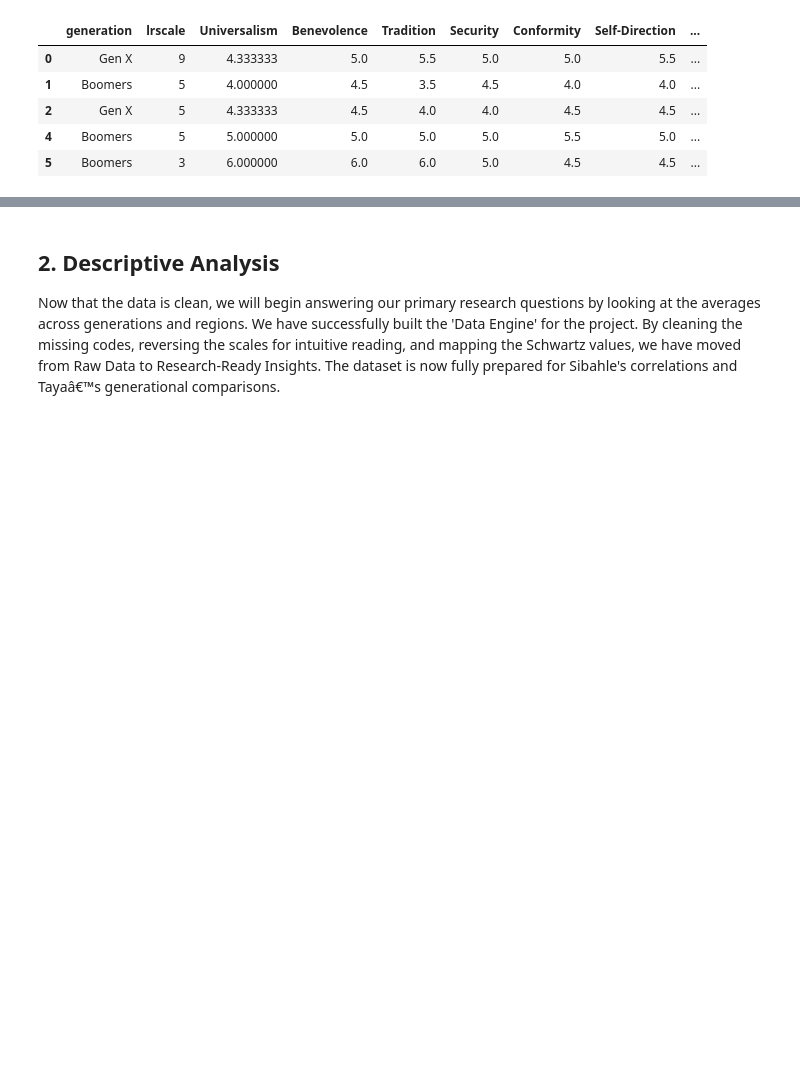
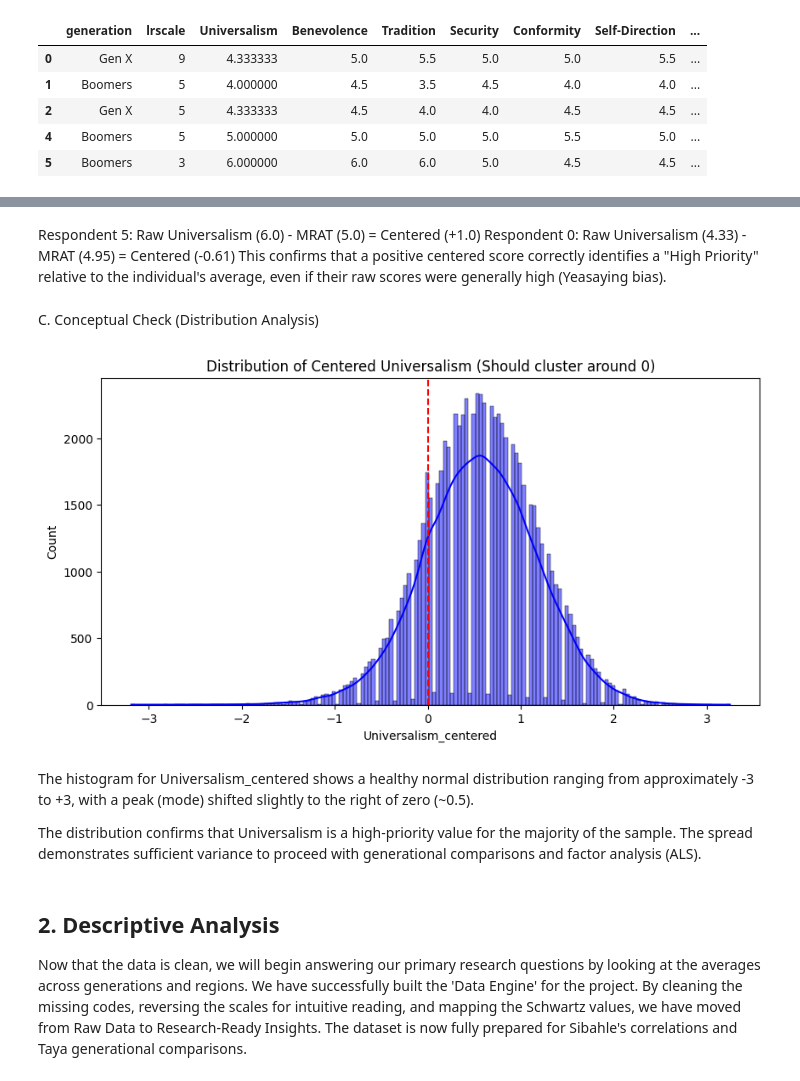
Before and after one commit to CU-S26-MSDSSB-DSCI-01-DataScienceLab/DataScienceLab_HumanValues, a Jupyter notebook: Sec1.ipynb, the cells around one changed output, grey strips where cells are left out. Saved outputs shown, nothing was run; the diff lists cells and outputs as text; code cells hidden in the pictures; blank space fills up the shorter version.

Commit message:
update MRAT correction

```diff
--- a/Sec1.ipynb
+++ b/Sec1.ipynb
@@ -116,0 +128,15 @@ So this is normal, not an error.
+# %%
+# Handle Missing Data for left-right scale
+df = df [(df["lrscale"] >= 0)  & (df["lrscale"] <= 10)]
+
+# Handle missing data for Income redistribution
+df['gincdif'] = df['gincdif'].replace([7, 8, 9, 77, 88, 99], np.nan)
+
+# #Handle missing data for satisfaction with life as a whole
+df['stflife'] = df['stflife'].replace([7, 8, 9], np.nan)
+
+#Handle missing values for Trust in Parliament
+df['trstprl'] = df['trstprl'].replace([7, 8, 9], np.nan)
+
+# Handle missing values for Gender
+df['gndr'] = df['gndr'].replace(9, np.nan)
@@ -150,3 +187,0 @@ df[value_cols] = 7 - df[value_cols]
-# %%
-#Handle missing data fo Income redistribution
-df['gincdif'] = df['gincdif'].replace([7, 8, 9], np.nan)
@@ -249,0 +271,10 @@ print([c for c in df.columns if c.startswith('ip') or c.startswith('imp')])
+# %%
+# Calculate the Individual Mean (The MRAT)
+# Identify the 21 reversed Schwartz items
+mrat_items = [c for c in df.columns if c.startswith('ip') or c.startswith('imp')]
+
+# Calculate the Mean Rating (MRAT) for each respondent
+# axis=1 calculates the mean horizontally for each row
+df['mrat_score'] = df[mrat_items].mean(axis=1)
+
+print(f"✅ Individual MRAT calculated. Sample Mean MRAT: {df['mrat_score'].mean():.2f}")
@@ -249,0 +285,7 @@ print([c for c in df.columns if c.startswith('ip') or c.startswith('imp')])
+# %%
+# Apply the Correction: Dimension - MRAT
+for val in schwartz_values:
+    # Create a new 'centered' column for each value
+    df[f'{val}_centered'] = df[val] - df['mrat_score']
+
+print("✅ MRAT Centering Complete. ")
@@ -250,7 +330,28 @@ print([c for c in df.columns if c.startswith('ip') or c.startswith('imp')])
+# %% [markdown]
+Respondent 5: Raw Universalism (6.0) - MRAT (5.0) = Centered (+1.0)
+Respondent 0: Raw Universalism (4.33) - MRAT (4.95) = Centered (-0.61)
+This confirms that a positive centered score correctly identifies a "High Priority" relative to the individual's average, even if their raw scores were generally high (Yeasaying bias).
+# %% [markdown]
+C. Conceptual Check (Distribution Analysis)
+# %%
+import matplotlib.pyplot as plt
+import seaborn as sns
+
+plt.figure(figsize=(10, 5))
+sns.histplot(df['Universalism_centered'], kde=True, color='blue', label='Centered')
+plt.axvline(0, color='red', linestyle='--')
+plt.title('Distribution of Centered Universalism (Should cluster around 0)')
+plt.show()
+# %% [output]
+[figure, added]
+# %% [markdown]
+The histogram for Universalism_centered shows a healthy normal distribution ranging from approximately -3 to +3, with a peak (mode) shifted slightly to the right of zero (~0.5).
+
+The distribution confirms that Universalism is a high-priority value for the majority of the sample. The spread demonstrates sufficient variance to proceed with generational comparisons and factor analysis (ALS).
 # %% [markdown]
 ## 2. Descriptive Analysis
 Now that the data is clean, we will begin answering our primary research questions by looking at the averages across generations and regions.
-We have successfully built the 'Data Engine' for the project. By cleaning the missing codes, reversing the scales for intuitive reading, and mapping the Schwartz values, we have moved from Raw Data to Research-Ready Insights. The dataset is now fully prepared for Sibahle's correlations and Tayaâ€™s generational comparisons.
+We have successfully built the 'Data Engine' for the project. By cleaning the missing codes, reversing the scales for intuitive reading, and mapping the Schwartz values, we have moved from Raw Data to Research-Ready Insights. The dataset is now fully prepared for Sibahle's correlations and Taya generational comparisons.
 # %%
 # Final check: Average Universalism by Generation
 print("### Mean Universalism Score by Generation")
```
Also changed, not shown: parts of 38 cells of this notebook.
